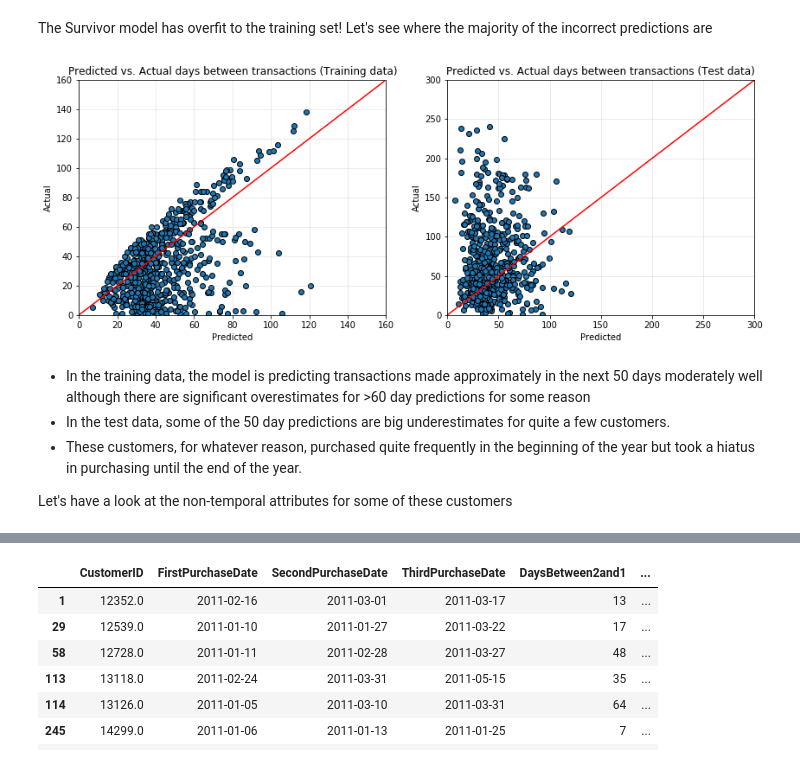
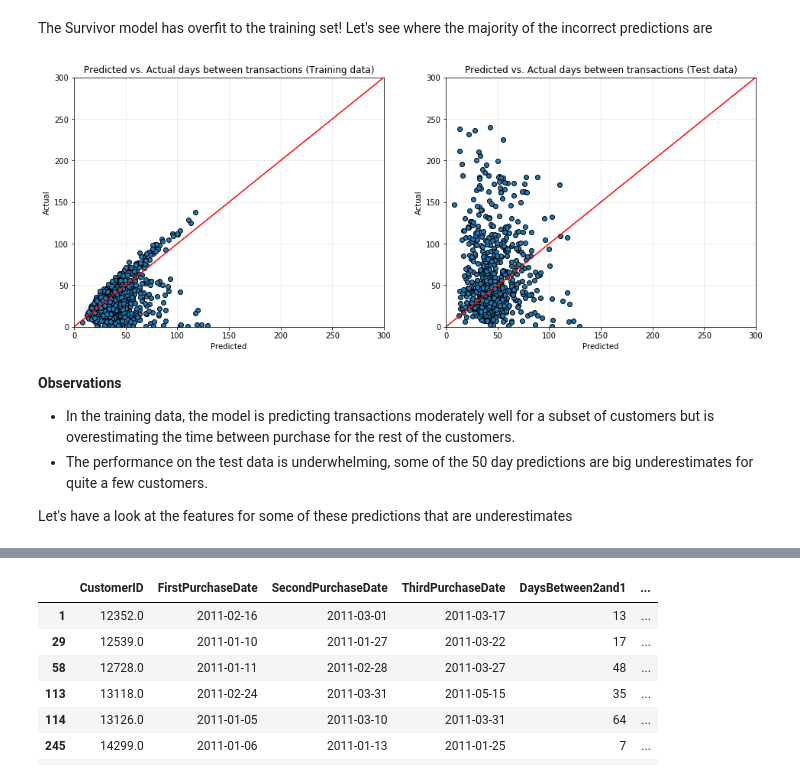
Before and after one commit to W-Tran/Online-Retail, a Jupyter notebook: Time_till_next_purchase_ver_3.ipynb, the cells around one changed output, grey strips where cells are left out. Drawn from its saved outputs; the diff is of its cells as text; code cells hidden in the pictures.

```diff
--- a/Time_till_next_purchase_ver_3.ipynb
+++ b/Time_till_next_purchase_ver_3.ipynb
@@ -414,34 +414,35 @@ Test MSE for days between transactions: 53.467
 # %% [markdown]
 The Survivor model has overfit to the training set! Let's see where the majority of the incorrect predictions are
 # %%
-plt.figure(figsize=(14,5))
+plt.figure(figsize=(16,6))
 ax1 = plt.subplot(121)
 ax1.scatter(y_pred_test_expected.PredDaysTillPurchase, survival_purchase_dates.DaysBetween3and2, edgecolor='k')
 ax1.set_ylabel("Actual")
 ax1.set_xlabel("Predicted")
 ax1.set_title("Predicted vs. Actual days between transactions (Training data)")
-ax1.set_xlim(0,160)
-ax1.set_ylim(0,160)
-ax1.plot(list(range(0,160)), list(range(0,160)), c='r')
+ax1.set_xlim(0,300)
+ax1.set_ylim(0,300)
+ax1.plot(list(range(0,300)), list(range(0,300)), c='r')
 ax1.grid(alpha=0.3)
 
 ax2  = plt.subplot(122)
 ax2.scatter(y_pred_test_expected.PredDaysTillPurchase, survival_purchase_dates.DaysBetweenHoldoutFirstCalibLast, edgecolor='k')
 ax2.set_ylabel("Actual")
 ax2.set_xlabel("Predicted")
 ax2.set_title("Predicted vs. Actual days between transactions (Test data)")
 ax2.set_xlim(0,300)
 ax2.set_ylim(0,300)
 ax2.plot(list(range(0,300)), list(range(0,300)), c='r')
 ax2.grid(alpha=0.3)
 # %% [output]
-[figure, old version]
+[figure, new version]
 # %% [markdown]
-- In the training data, the model is predicting transactions made approximately in the next 50 days moderately well although there are significant overestimates for >60 day predictions for some reason
-- In the test data, some of the 50 day predictions are big underestimates for quite a few customers.
-- These customers, for whatever reason, purchased quite frequently in the beginning of the year but took a hiatus in purchasing until the end of the year.
+**Observations**
 
-Let's have a look at the non-temporal attributes for some of these customers
+- In the training data, the model is predicting transactions moderately well for a subset of customers but is overestimating the time between purchase for the rest of the customers.
+- The performance on the test data is underwhelming, some of the 50 day predictions are big underestimates for quite a few customers.
+
+Let's have a look at the features for some of these predictions that are underestimates
 # %%
 hiatus_customers = survival_purchase_dates[survival_purchase_dates.DaysBetweenHoldoutFirstCalibLast>180].CustomerID
 train_df[train_df.CustomerID.isin(hiatus_customers)].groupby('CustomerID').mean().drop(columns=['DaysWithoutPurchase', 'PurchaseOfTheYear', 'PurchasedNextDay'])
```
Also changed, not shown: parts of 6 cells of this notebook.
